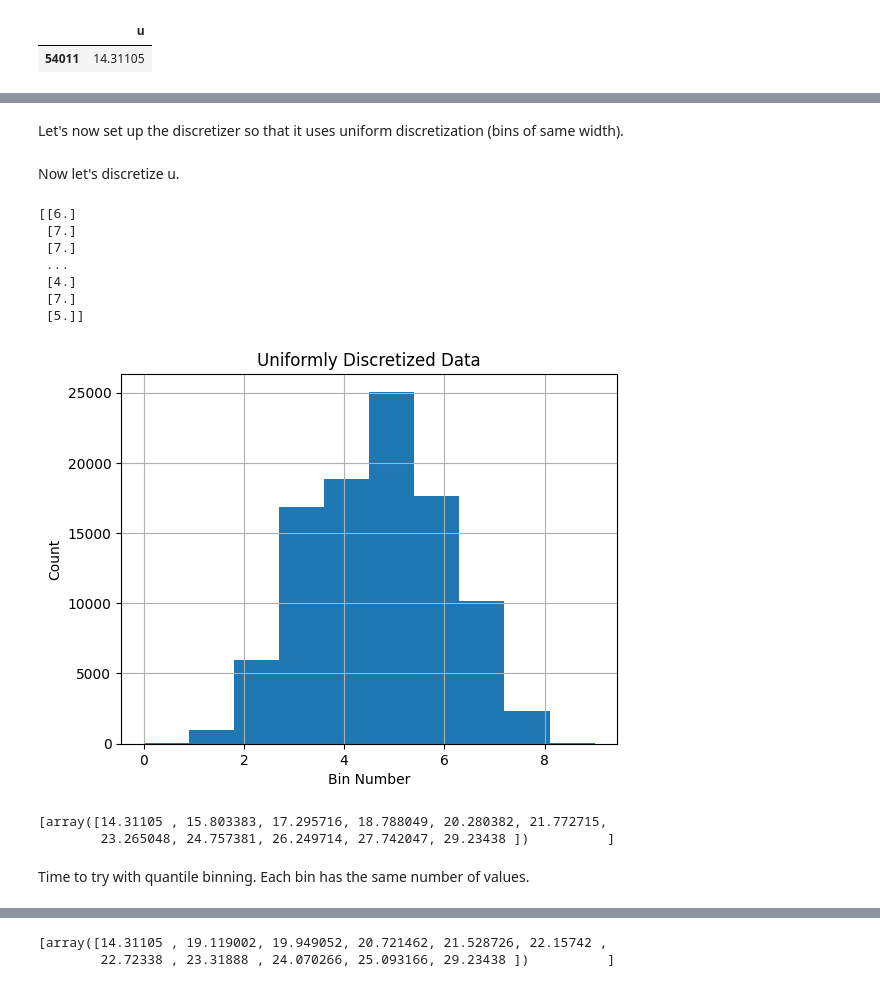
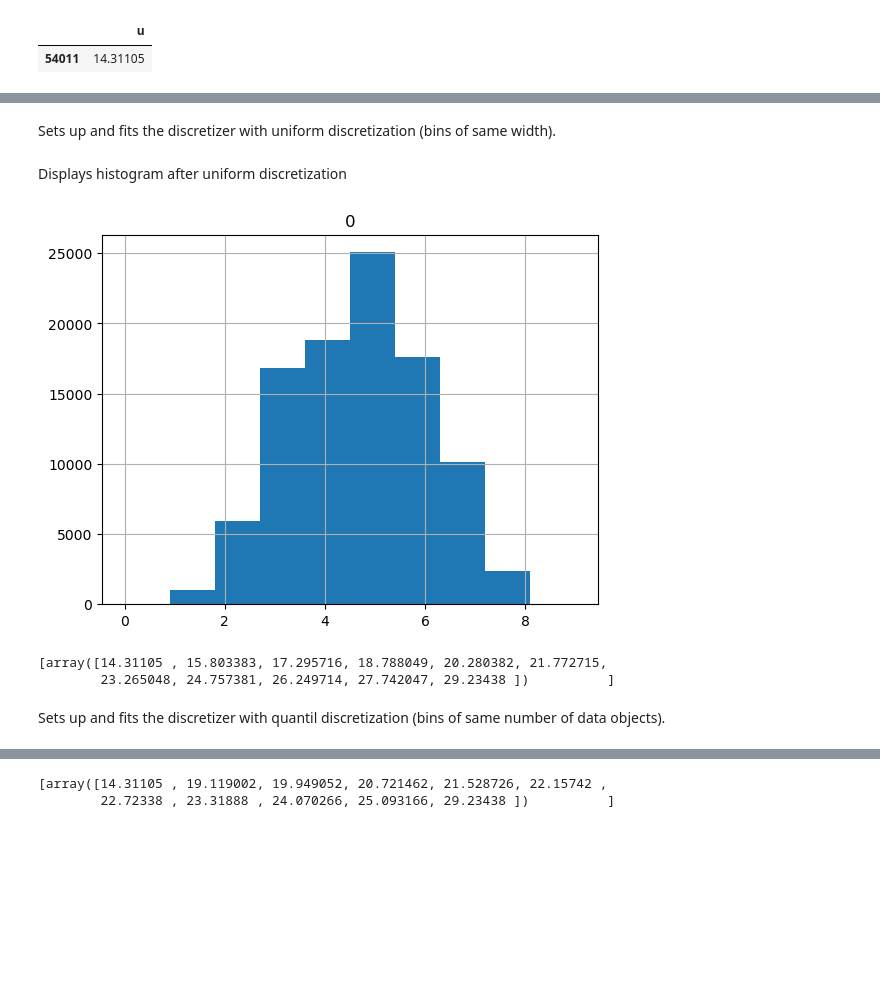
Before and after one commit to cookepoli/Bennett_CookePolitikos_CS368_StellarClassification, a Jupyter notebook: Scripts and notebooks/feature_discretization.ipynb, the cells around one changed output, grey strips where cells are left out. Saved outputs shown, nothing was run; the diff lists cells and outputs as text; code cells hidden in the pictures; blank space fills up the shorter version.

```diff
--- a/Scripts and notebooks/feature_discretization.ipynb
+++ b/Scripts and notebooks/feature_discretization.ipynb
@@ -21,6 +26,5 @@ Retrieve Data
 # %%
 df = pd.read_csv('preprocessed_data.csv').iloc[:,1:10]
 class_var = df['class']
-df.drop('class', axis = 1, inplace=True)
 df.head()
 # %% [output]
@@ -72,2 +61,0 @@ u.nsmallest(1,'u')
-# %%
-u = u.drop(index=79543)
@@ -86,4 +76,4 @@ plt.show()
 # %% [markdown]
-Let's now set up the discretizer so that it uses uniform discretization (bins of same width).
+Sets up and fits the discretizer with uniform discretization (bins of same width).
 # %%
 dc = KBinsDiscretizer(n_bins=10, encode='ordinal', strategy='uniform')
@@ -90,32 +83,17 @@ dc = KBinsDiscretizer(n_bins=10, encode='ordinal', strategy='uniform')
-# %% [markdown]
-Now let's discretize u.
-# %%
-dc.fit(u)
-Xu = dc.transform(u)
-print(Xu)
-# %% [output]
-[[6.]
- [7.]
- [7.]
- ...
- [4.]
- [7.]
- [5.]]
+# %% [markdown]
+Displays histogram after uniform discretization
 # %%
 Xd = pd.DataFrame(Xu)
 Xd.hist(bins = 10)
-plt.title('Uniformly Discretized Data')
-plt.xlabel('Bin Number')
-plt.ylabel('Count')
 plt.show()
 # %% [output]
-[figure, old version]
+[figure, new version]
 # %%
 print(dc.bin_edges_)
 # %% [output]
 [array([14.31105 , 15.803383, 17.295716, 18.788049, 20.280382, 21.772715,
         23.265048, 24.757381, 26.249714, 27.742047, 29.23438 ])          ]
 # %% [markdown]
-Time to try with quantile binning. Each bin has the same number of values.
+Sets up and fits the discretizer with quantil discretization (bins of same number of data objects).
 # %%
 dc = KBinsDiscretizer(n_bins=10, encode='ordinal', strategy='quantile');
```
Also changed, not shown: parts of 82 cells of this notebook, 6 other files.
